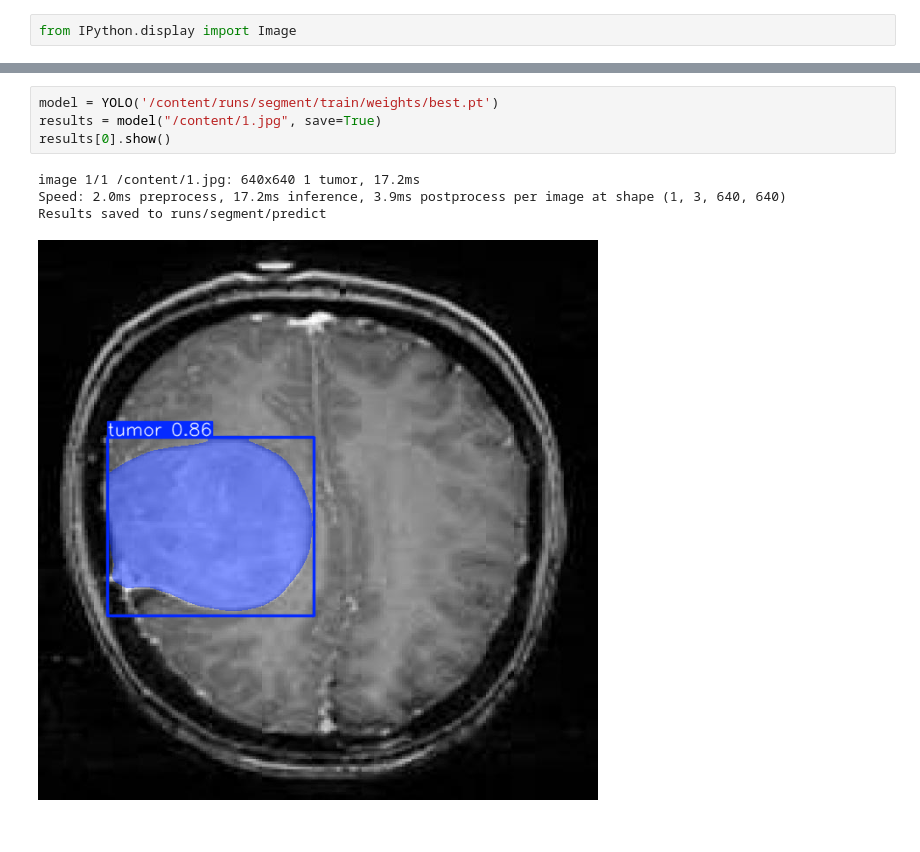
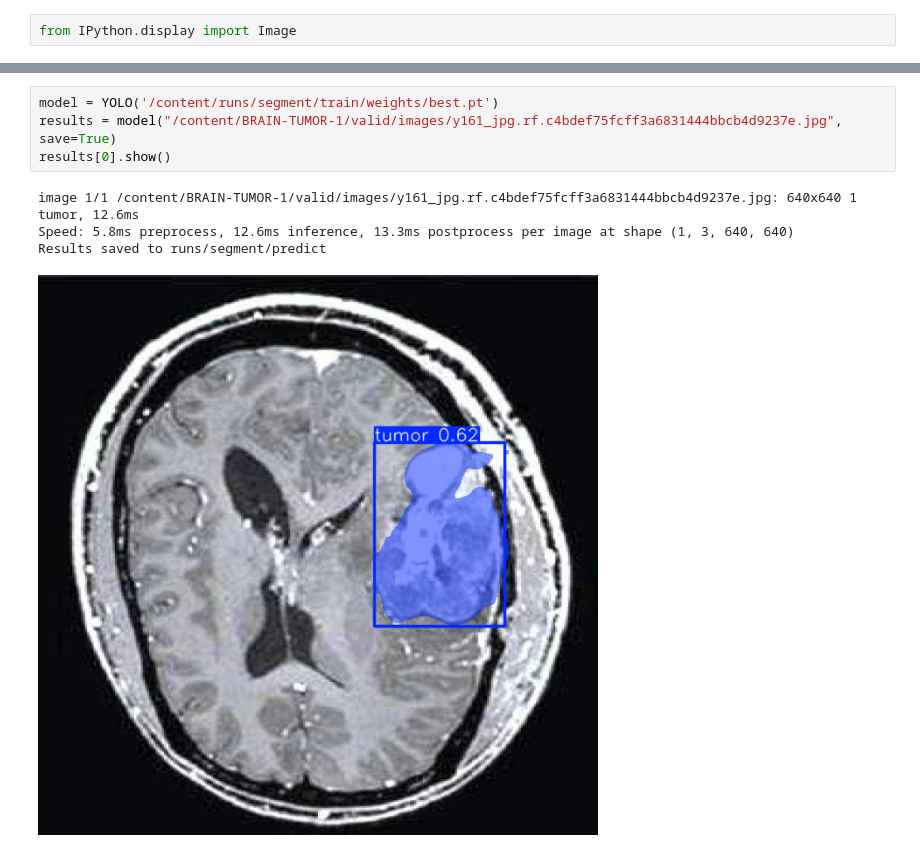
Before and after one commit to SURESHBEEKHANI/Computer-Vision-Task-with-Yolo-Model, a Jupyter notebook: YOLO11_Instance_Segmentation.ipynb, the cells around one changed output, grey strips where cells are left out. Drawn from its saved outputs; the diff is of its cells as text.

```diff
--- a/YOLO11_Instance_Segmentation.ipynb
+++ b/YOLO11_Instance_Segmentation.ipynb
@@ -144,11 +144,11 @@ Image("/content/runs/segment/train/results.png", width=600)
 # %%
 model = YOLO('/content/runs/segment/train/weights/best.pt')
-results = model("/content/1.jpg", save=True)
+results = model("/content/BRAIN-TUMOR-1/valid/images/y161_jpg.rf.c4bdef75fcff3a6831444bbcb4d9237e.jpg", save=True)
 results[0].show()
 # %% [output]
-image 1/1 /content/1.jpg: 640x640 1 tumor, 17.2ms
-Speed: 2.0ms preprocess, 17.2ms inference, 3.9ms postprocess per image at shape (1, 3, 640, 640)
+image 1/1 /content/BRAIN-TUMOR-1/valid/images/y161_jpg.rf.c4bdef75fcff3a6831444bbcb4d9237e.jpg: 640x640 1 tumor, 12.6ms
+Speed: 5.8ms preprocess, 12.6ms inference, 13.3ms postprocess per image at shape (1, 3, 640, 640)
 Results saved to runs/segment/predict
-[figure, old version]
+[figure, new version]
 # %%
 model = YOLO('/content/runs/segment/train/weights/best.pt')
```
Also changed, not shown: parts of 7 cells of this notebook.
